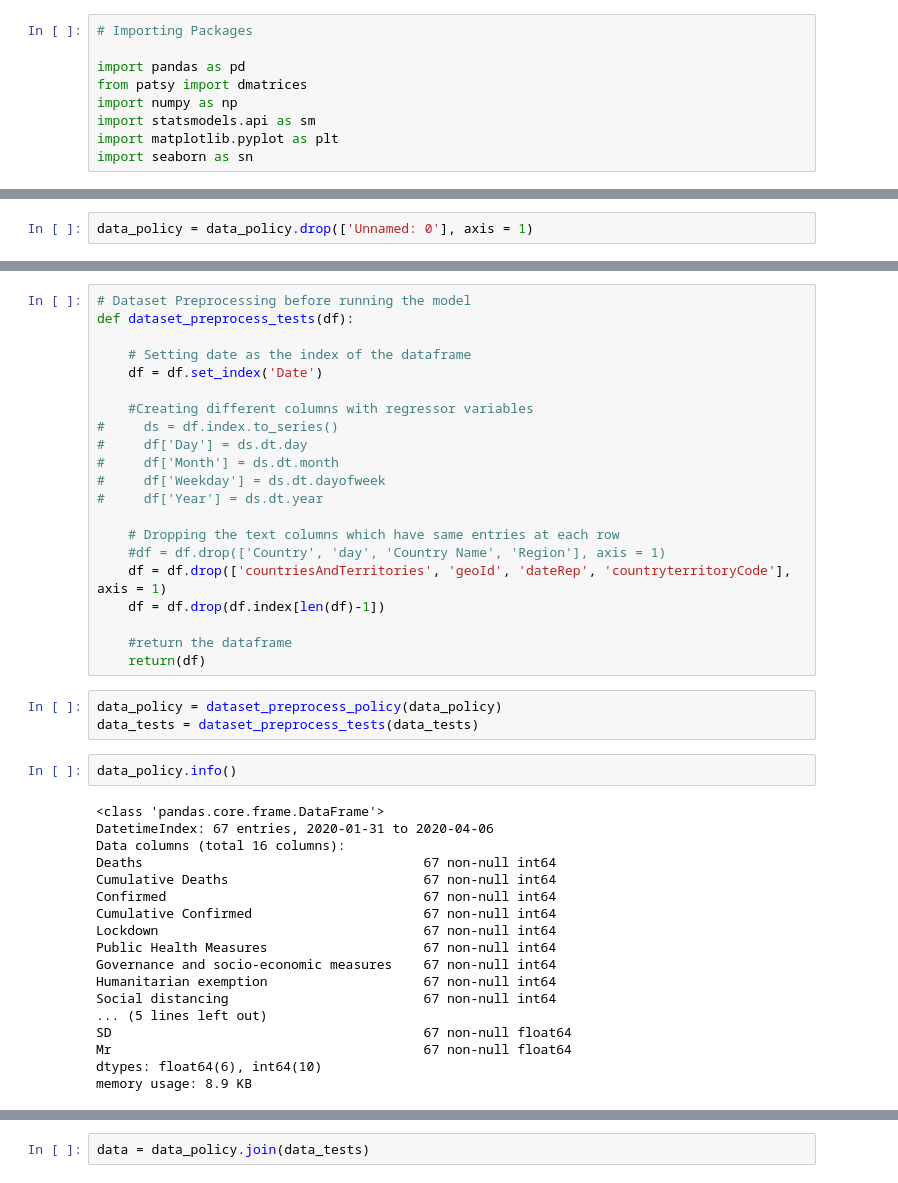
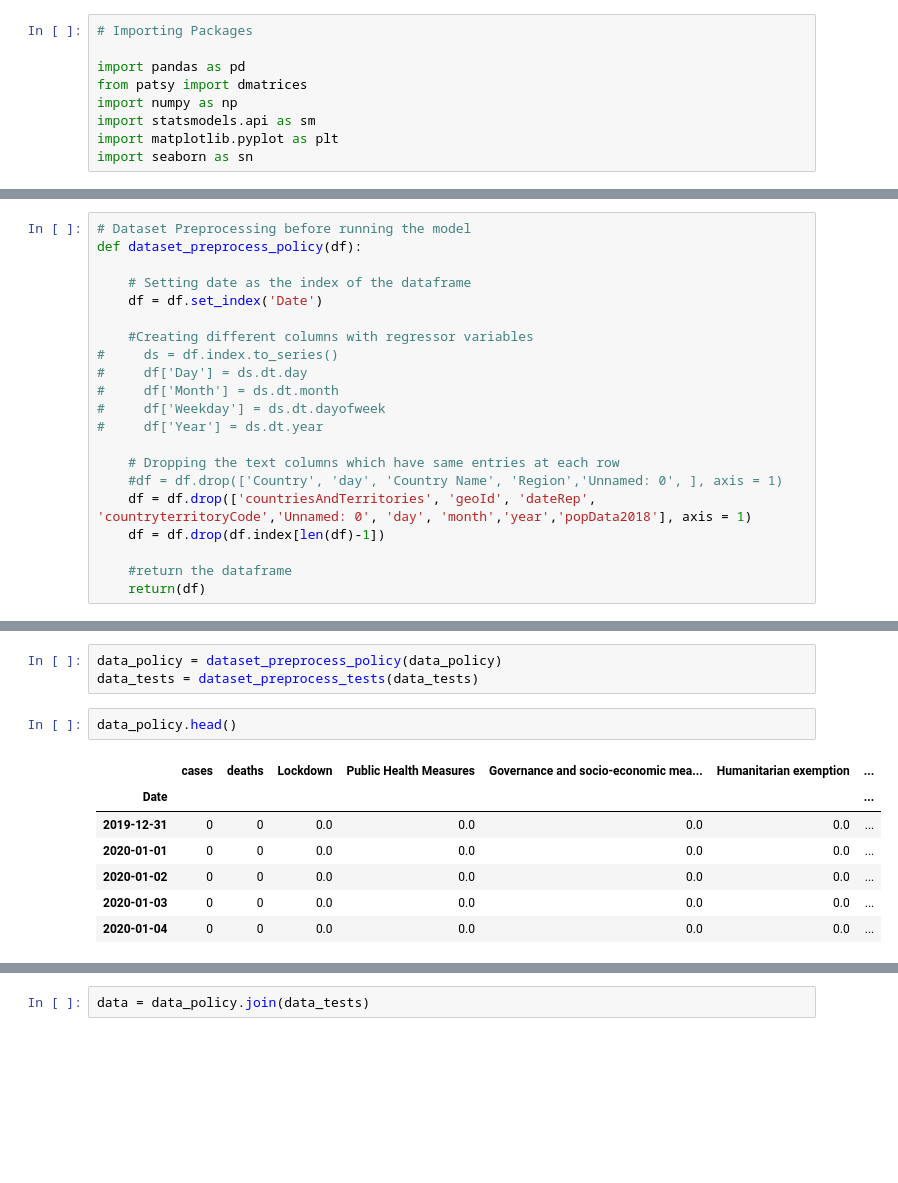
Before and after one commit to prerit1998jain/Pandemic-Forecasting-using-Time-dependent-SIRD-and-Poisson-Regression, a Jupyter notebook: Dataset Preparation + Poisson Regression.ipynb, the cells around one changed output, grey strips where cells are left out. Saved outputs shown, nothing was run; the diff lists cells and outputs as text; blank space fills up the shorter version.

```diff
--- a/Dataset Preparation + Poisson Regression.ipynb
+++ b/Dataset Preparation + Poisson Regression.ipynb
@@ -14,4 +14,2 @@ data_policy = pd.read_excel('Cases_and_policies_Country_wise/INDIA_Covid_Cases_a
-# %%
-data_policy = data_policy.drop(['Unnamed: 0'], axis = 1)
 # %%
 # Converting the datatype of dates to datetime
@@ -30,5 +28,26 @@ data_tests['Date'] = dates
 
 # Removing the original object datatype
 # data = data.drop(labels = ['day'], axis = 1)
+# %%
+# Dataset Preprocessing before running the model
+def dataset_preprocess_policy(df):
+
+    # Setting date as the index of the dataframe
+    df = df.set_index('Date')
+
+    #Creating different columns with regressor variables
+#     ds = df.index.to_series()
+#     df['Day'] = ds.dt.day
+#     df['Month'] = ds.dt.month
+#     df['Weekday'] = ds.dt.dayofweek
+#     df['Year'] = ds.dt.year
+
+    # Dropping the text columns which have same entries at each row
+    #df = df.drop(['Country', 'day', 'Country Name', 'Region','Unnamed: 0', ], axis = 1)
+    df = df.drop(['countriesAndTerritories', 'geoId', 'dateRep', 'countryterritoryCode','Unnamed: 0', 'day', 'month','year','popData2018'], axis = 1)
+    df = df.drop(df.index[len(df)-1])
+
+    #return the dataframe
+    return(df)
 # %%
 # Dataset Preprocessing before running the model
@@ -51,48 +70,17 @@ def dataset_preprocess_policy(df):
 
     #return the dataframe
     return(df)
-# %%
-# Dataset Preprocessing before running the model
-def dataset_preprocess_tests(df):
-
-    # Setting date as the index of the dataframe
-    df = df.set_index('Date')
-
-    #Creating different columns with regressor variables
-#     ds = df.index.to_series()
-#     df['Day'] = ds.dt.day
-#     df['Month'] = ds.dt.month
-#     df['Weekday'] = ds.dt.dayofweek
-#     df['Year'] = ds.dt.year
-
-    # Dropping the text columns which have same entries at each row
-    #df = df.drop(['Country', 'day', 'Country Name', 'Region'], axis = 1)
-    df = df.drop(['countriesAndTerritories', 'geoId', 'dateRep', 'countryterritoryCode'], axis = 1)
-    df = df.drop(df.index[len(df)-1])
-
-    #return the dataframe
-    return(df)
 # %%
 data_policy = dataset_preprocess_policy(data_policy)
 data_tests = dataset_preprocess_tests(data_tests)
 # %%
-data_policy.info()
+data_policy.head()
 # %% [output]
-<class 'pandas.core.frame.DataFrame'>
-DatetimeIndex: 67 entries, 2020-01-31 to 2020-04-06
-Data columns (total 16 columns):
-Deaths                                    67 non-null int64
-Cumulative Deaths                         67 non-null int64
-Confirmed                                 67 non-null int64
-Cumulative Confirmed                      67 non-null int64
-Lockdown                                  67 non-null int64
-Public Health Measures                    67 non-null int64
-Governance and socio-economic measures    67 non-null int64
-Humanitarian exemption                    67 non-null int64
-Social distancing                         67 non-null int64
-... (5 lines left out)
-SD                                        67 non-null float64
-Mr                                        67 non-null float64
-dtypes: float64(6), int64(10)
-memory usage: 8.9 KB
+|  | cases | deaths | Lockdown | Public Health Measures | Governance and socio-economic mea... | Humanitarian exemption | ... |
+| Date |  |  |  |  |  |  | ... |
+| 2019-12-31 | 0 | 0 | 0.0 | 0.0 | 0.0 | 0.0 | ... |
+| 2020-01-01 | 0 | 0 | 0.0 | 0.0 | 0.0 | 0.0 | ... |
+| 2020-01-02 | 0 | 0 | 0.0 | 0.0 | 0.0 | 0.0 | ... |
+| 2020-01-03 | 0 | 0 | 0.0 | 0.0 | 0.0 | 0.0 | ... |
+| 2020-01-04 | 0 | 0 | 0.0 | 0.0 | 0.0 | 0.0 | ... |
 # %%
```
Also changed, not shown: parts of 9 cells of this notebook, 1 other file.
